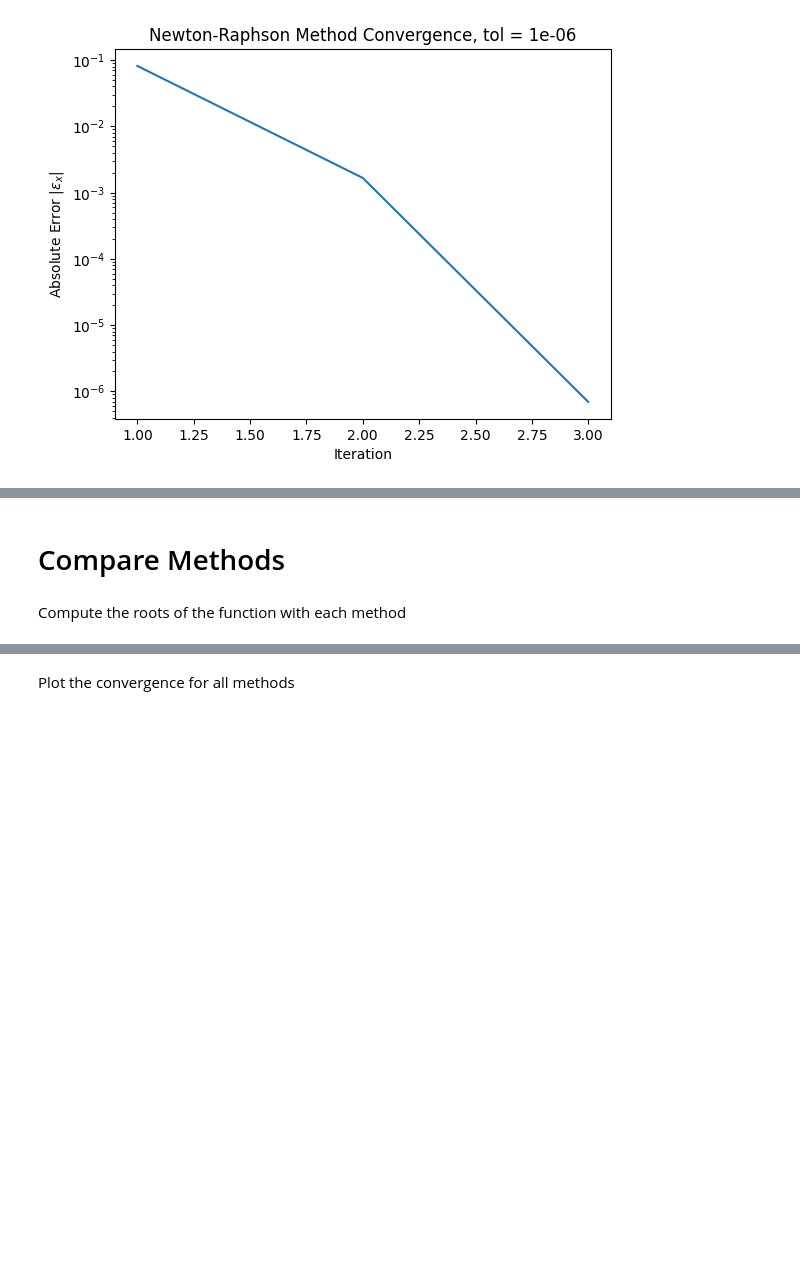
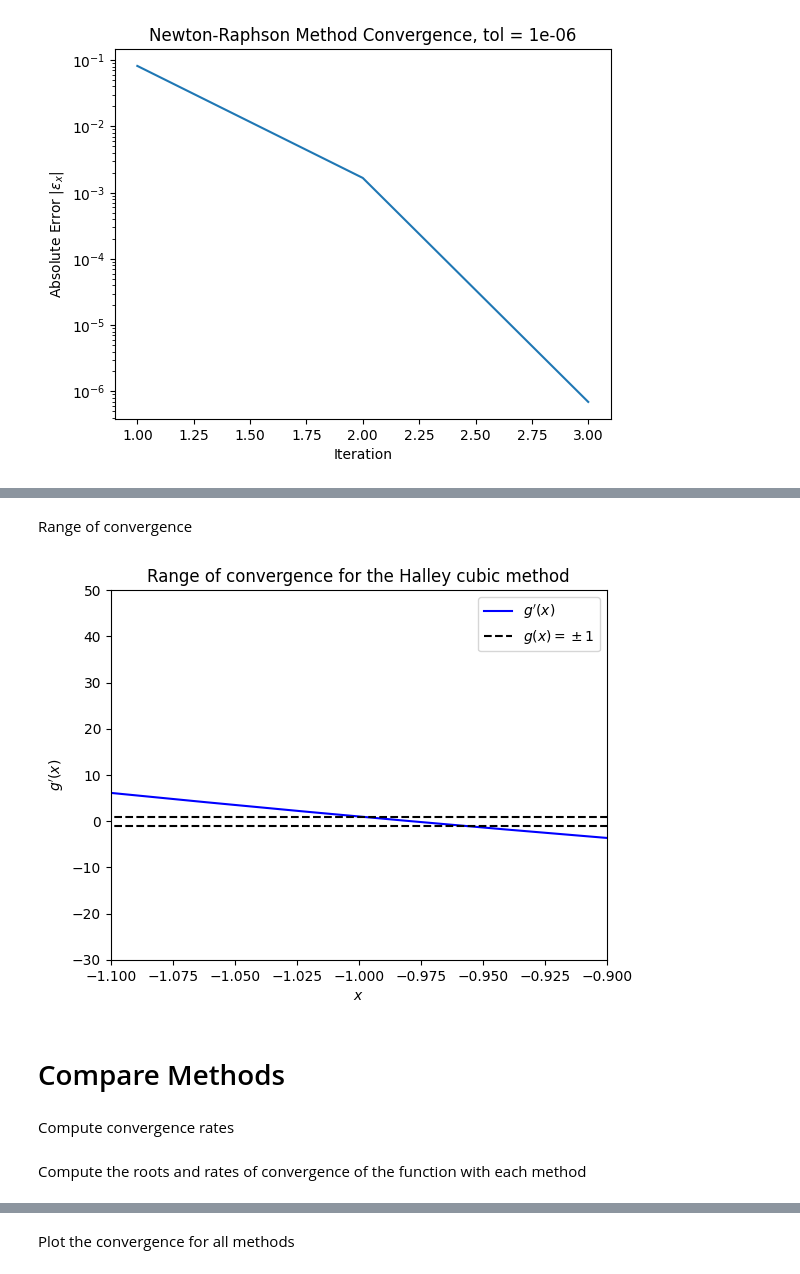
Before and after one commit to diegosol127/AERO-222-Numerical-Methods, a Jupyter notebook: Lab/Lab2/AERO_222_Lab_2.ipynb, the cells around one changed output, grey strips where cells are left out. Cells and saved outputs as stored; diff of their text form; code cells hidden in the pictures; blank space fills up the shorter version.

```diff
--- a/Lab/Lab2/AERO_222_Lab_2.ipynb
+++ b/Lab/Lab2/AERO_222_Lab_2.ipynb
@@ -21,6 +21,10 @@ def df(x):
 def ddf(x):
     return 2
 
+# third derivative
+def dddf(x):
+    return 0
+
 x = np.linspace(-3,4,100)
 
 plt.plot(x,f(x),'b-',label=r'$f(x) = x^2 - 2x - 3$')
@@ -600,2 +707,29 @@ error: 2.77546537219564e-06
+# %% [markdown]
+Range of convergence
+# %%
+def dh(func,dFunc,ddFunc,dddFunc,x):
+    den1 = 2*dFunc(x)**2 - func(x)*ddFunc(x)
+
+    num1 = den1 * 2*(dFunc(x)**2 + func(x)*ddFunc(x))
+    num2 = (2*func(x)*dFunc(x)) * 2*den1*(4*dFunc(x)*ddFunc(x) - (dFunc(x)*ddFunc(x) + func(x)*dddFunc(x)))
+
+    return (num1 + num2) / den1**2
+
+x = np.linspace(-10,10,500)
+
+plt.plot(x,dh(f,df,ddf,dddf,x),'b-',label=r'$g^\prime(x)$')
+plt.plot(x,-1*np.ones_like(x),'k--',label=r'$g(x) = \pm 1$')
+plt.plot(x,np.ones_like(x),'k--')
+plt.xlim([-1.1,-0.9])
+plt.ylim([-30,50])
+plt.xlabel(r'$x$')
+plt.ylabel(r'$g^\prime(x)$')
+plt.title('Range of convergence for the Halley cubic method')
+plt.legend()
+plt.show()
+# %% [output]
+[figure, added]
 # %% [markdown]
 # Compare Methods
+# %% [markdown]
+Compute convergence rates
@@ -602,5 +749,5 @@ error: 2.77546537219564e-06
 # %% [markdown]
-Compute the roots of the function with each method
+Compute the roots and rates of convergence of the function with each method
 # %%
 # left/right bounds for Bisection, Secant, and Regula-Falsi
 xLeft = -5
```
Also changed, not shown: parts of 10 cells of this notebook.
